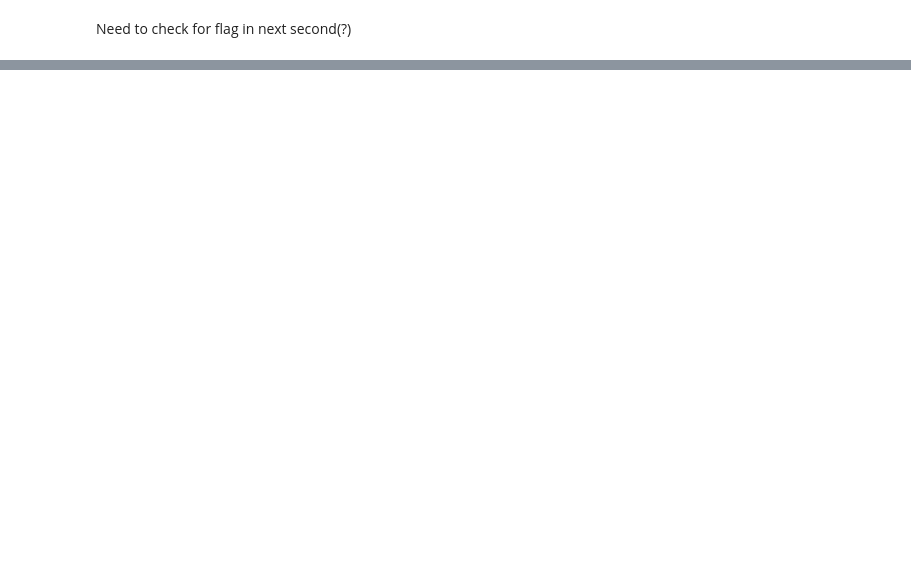
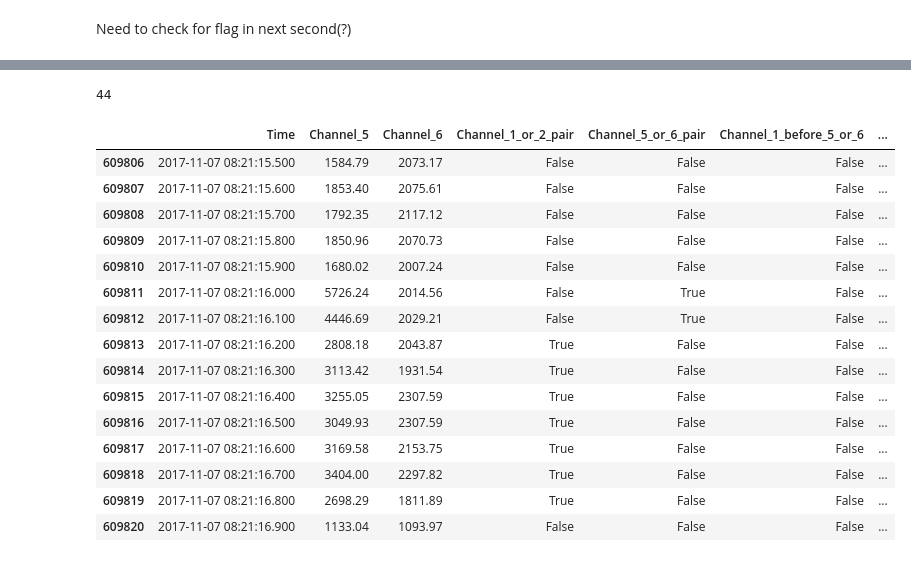
Before and after one commit to mcvholloway/sgb, a Jupyter notebook: notebooks/rules-based_26_01_10.ipynb, the cells around one changed output, grey strips where cells are left out. Saved outputs shown, nothing was run; the diff lists cells and outputs as text; code cells hidden in the pictures; blank space fills up the shorter version.

```diff
--- a/notebooks/rules-based_26_01_10.ipynb
+++ b/notebooks/rules-based_26_01_10.ipynb
@@ -385,32 +419,56 @@ print(f'Post-Filter False Positive Count: {false_positive_count}')
 # %%
-true_positives_filtered[~true_positives_filtered['flag_soon']]
+tp_filtered_indices = true_positives_filtered[~true_positives_filtered['flag_soon']]['index'].tolist()
+print(len(tp_filtered_indices))
+# %% [output]
+44
 # %%
-idx = 364054
+i = 1
+
+idx = tp_filtered_indices[i]
 readings.loc[idx:idx+14, ['Time',
                           #'Channel_1',
                           #'Channel_2',
-                          'Channel_1_rise',
-                          'Channel_2_rise',
-                          'Channel_5_rise',
-                          'Channel_6_rise',
-                           'Channel_1_drop',
-                           'Channel_2_drop',
+                          'Channel_5',
+                          'Channel_6',
+                          #'Channel_1_rise',
+                          #'Channel_2_rise',
+                          #'Channel_5_rise',
+                          #'Channel_6_rise',
+                           #'Channel_1_drop',
+                           #'Channel_2_drop',
 #                           'Channel_5_drop',
 #                           'Channel_6_drop',
                           'Channel_1_or_2_pair',
                           'Channel_5_or_6_pair',
                           'Channel_1_before_5_or_6',
                           'Channel_5_or_6_drop_before',
                           'mess_check'
 
                           #'Channel_1_return_to_baseline',
                           #'Channel_2_return_to_baseline',
                           #'Channel_2_rise_soon',
                           #'Channel_1_first',
                           #'Channel_5_or_6_rise_soon',
 #                           'Channel_1_before_5_or_6'
                           #'Channel_1_greater',
                          #'flag'
                          ]]
+# %% [output]
+|  | Time | Channel_5 | Channel_6 | Channel_1_or_2_pair | Channel_5_or_6_pair | Channel_1_before_5_or_6 | ... |
+| 609806 | 2017-11-07 08:21:15.500 | 1584.79 | 2073.17 | False | False | False | ... |
+| 609807 | 2017-11-07 08:21:15.600 | 1853.40 | 2075.61 | False | False | False | ... |
+| 609808 | 2017-11-07 08:21:15.700 | 1792.35 | 2117.12 | False | False | False | ... |
+| 609809 | 2017-11-07 08:21:15.800 | 1850.96 | 2070.73 | False | False | False | ... |
+| 609810 | 2017-11-07 08:21:15.900 | 1680.02 | 2007.24 | False | False | False | ... |
+| 609811 | 2017-11-07 08:21:16.000 | 5726.24 | 2014.56 | False | True | False | ... |
+| 609812 | 2017-11-07 08:21:16.100 | 4446.69 | 2029.21 | False | True | False | ... |
+| 609813 | 2017-11-07 08:21:16.200 | 2808.18 | 2043.87 | True | False | False | ... |
+| 609814 | 2017-11-07 08:21:16.300 | 3113.42 | 1931.54 | True | False | False | ... |
+| 609815 | 2017-11-07 08:21:16.400 | 3255.05 | 2307.59 | True | False | False | ... |
+| 609816 | 2017-11-07 08:21:16.500 | 3049.93 | 2307.59 | True | False | False | ... |
+| 609817 | 2017-11-07 08:21:16.600 | 3169.58 | 2153.75 | True | False | False | ... |
+| 609818 | 2017-11-07 08:21:16.700 | 3404.00 | 2297.82 | True | False | False | ... |
+| 609819 | 2017-11-07 08:21:16.800 | 2698.29 | 1811.89 | True | False | False | ... |
+| 609820 | 2017-11-07 08:21:16.900 | 1133.04 | 1093.97 | False | False | False | ... |
 # %%
 plot_event(idx)
```
Also changed, not shown: parts of 64 cells of this notebook.
